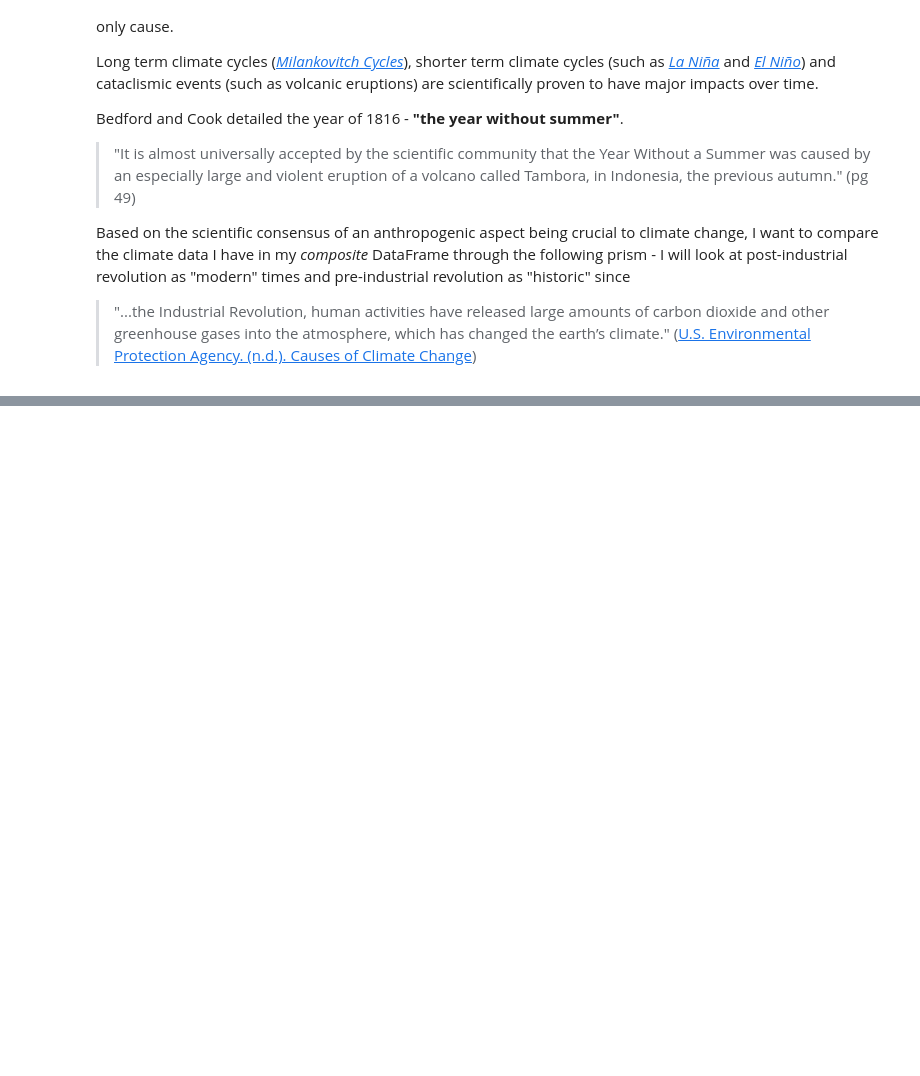
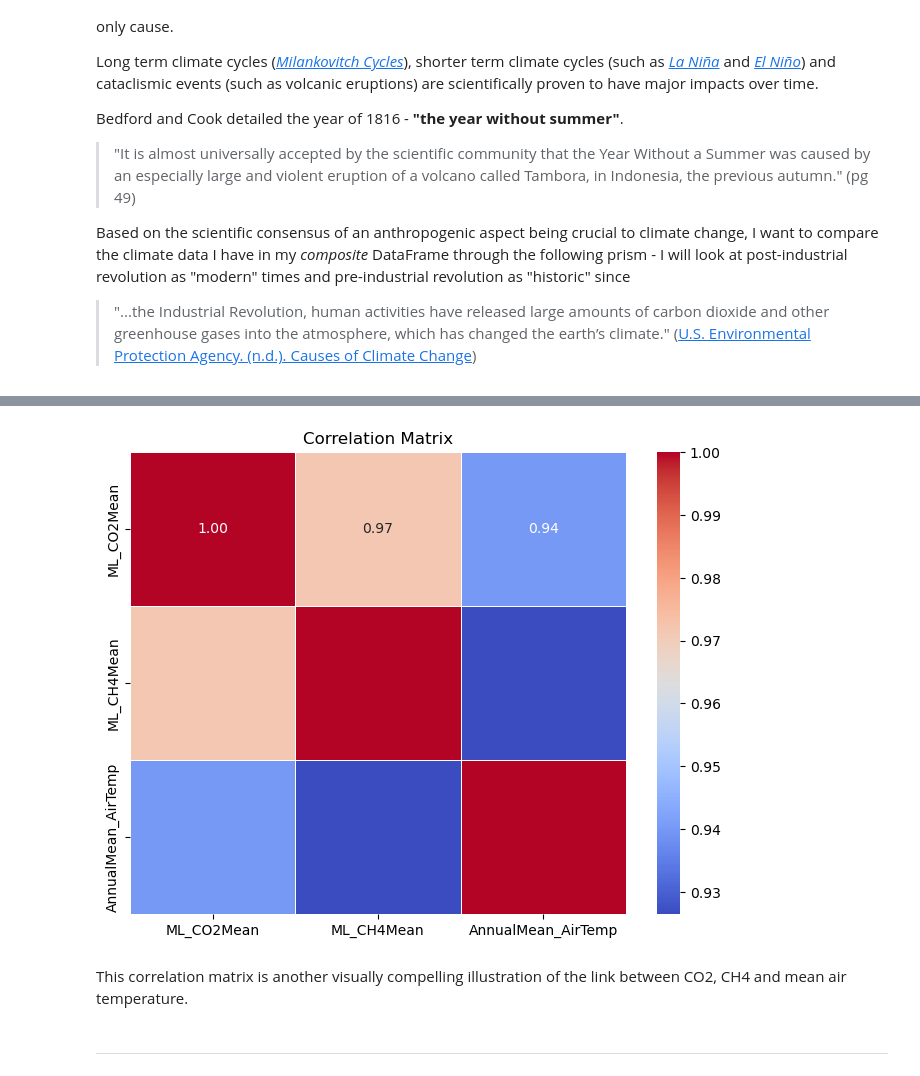
Before and after one commit to turps-pc90/PfDA_ClimateProject, a Jupyter notebook: project.ipynb, the cells around one changed output, grey strips where cells are left out. Drawn from its saved outputs; the diff is of its cells as text; code cells hidden in the pictures; blank space fills up the shorter version.

```diff
--- a/project.ipynb
+++ b/project.ipynb
@@ -1094,0 +1200,18 @@ Based on the scientific consensus of an anthropogenic aspect being crucial to cl
+# %%
+# Selecting the three variables from plot above and data from 1984 onwards
+selected_data = composite.loc[:'1984', ['ML_CO2Mean', 'ML_CH4Mean', 'AnnualMean_AirTemp']]
+
+# Calculate the correlation matrix
+correlation_matrix = selected_data.corr()
+
+# Plot the correlation matrix using a heatmap
+plt.figure(figsize=(8, 6))
+sns.heatmap(correlation_matrix, annot=True, cmap='coolwarm', fmt='.2f', linewidths=0.5)
+plt.title('Correlation Matrix')
+plt.show()
+# %% [output]
+[figure, added]
+# %% [markdown]
+This correlation matrix is another visually compelling illustration of the link between CO2, CH4 and mean air temperature.
+# %% [markdown]
+***
```
Also changed, not shown: parts of 7 cells of this notebook.
